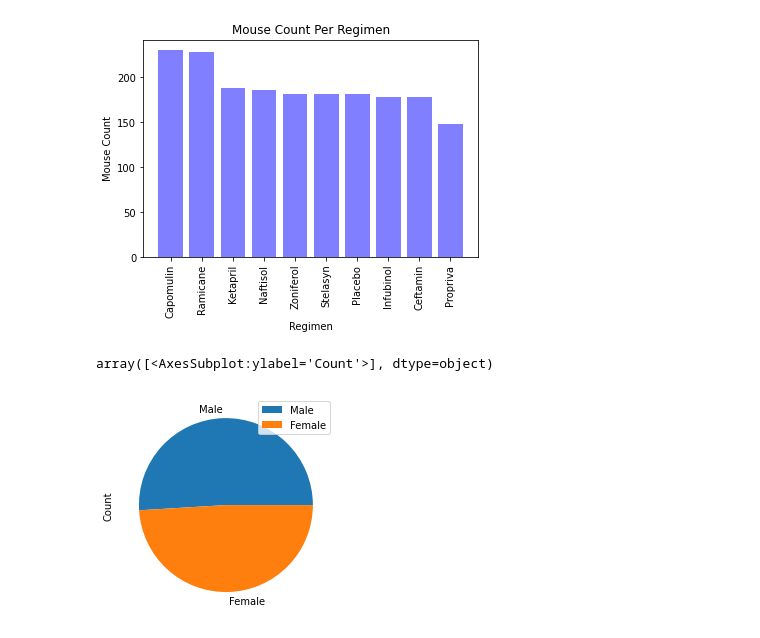
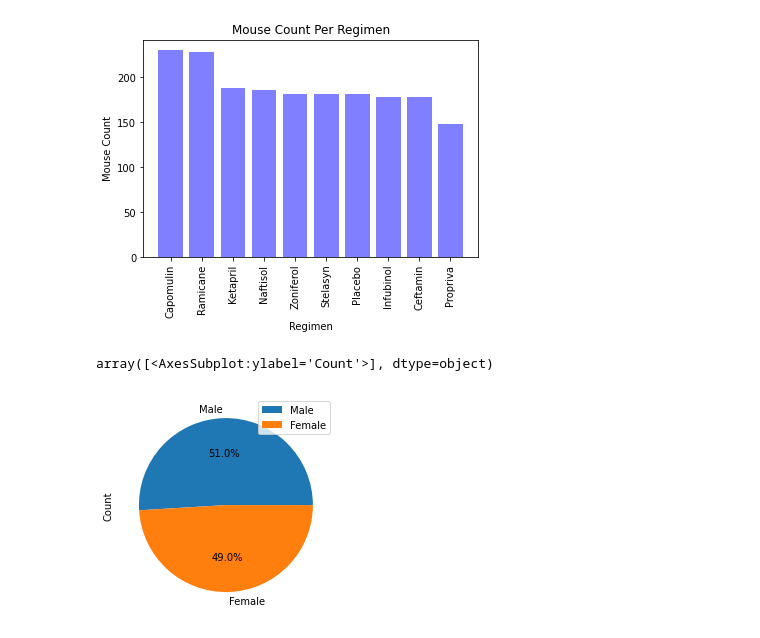
Before and after one commit to sarahheavner/matplotlib-challenge, a Jupyter notebook: Pymaceuticals/matplotlib-challenge.ipynb, the cells around one changed output. Cells and saved outputs as stored; diff of their text form; code cells hidden in the pictures.

Commit message:
added pyplot pie chart and started on next section

```diff
--- a/Pymaceuticals/matplotlib-challenge.ipynb
+++ b/Pymaceuticals/matplotlib-challenge.ipynb
@@ -122,14 +122,14 @@ Text(0, 0.5, 'Mouse Count')
 # %%
 #Generate a pie plot showing the distribution of female versus male mice using pandas
 #Create new DF of mouse sex to use for Pandas and PyPlot charts
 sex = clean_mouse_data['Sex'].value_counts()
 sex_count = pd.DataFrame({'Count': sex})
 sex_count
 
 #Pandas Pie Chart
-sex_count.plot.pie(subplots=True)
+sex_count.plot.pie(subplots=True,autopct='%1.1f%%')
 # %% [output]
 array([<AxesSubplot:ylabel='Count'>], dtype=object)
-[figure, old version]
+[figure, new version]
 # %%
 # Generate a pie plot showing the distribution of female versus male mice using pyplot
```
Also changed, not shown: parts of 1 cell of this notebook, 1 other file.
